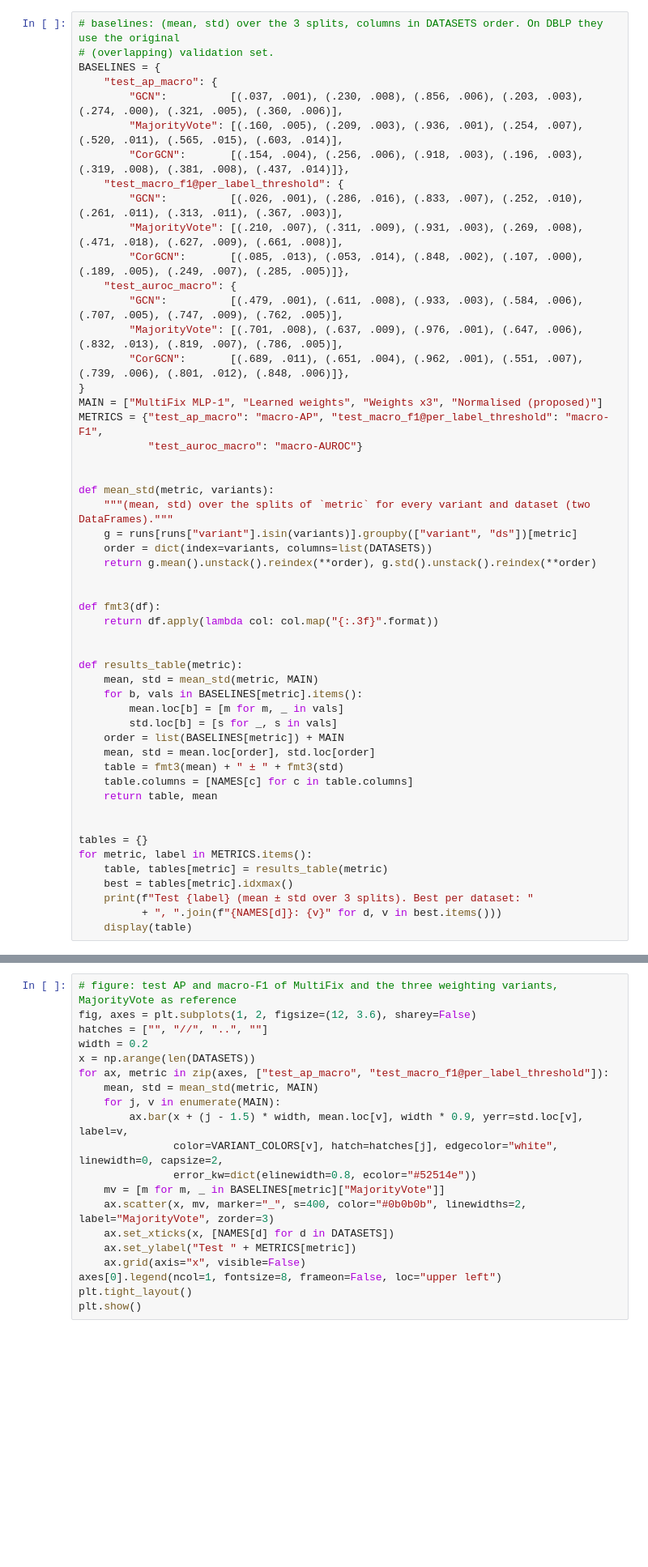
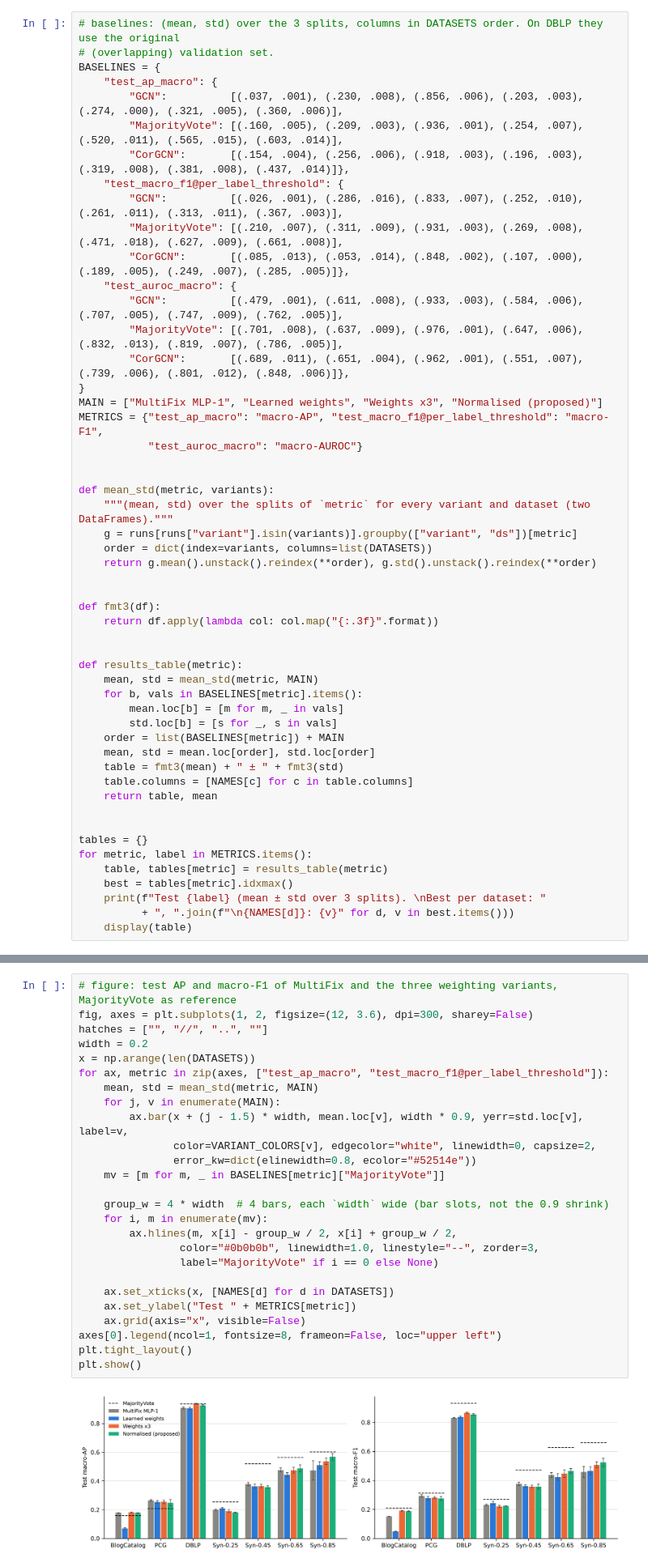
Before and after one commit to TimH149/GraphML, a Jupyter notebook: Project_Notebook.ipynb, the cells around one changed output, grey strips where cells are left out. Shown at 81% size. Cells and saved outputs as stored; diff of their text form; blank space fills up the shorter version.

```diff
--- a/Project_Notebook.ipynb
+++ b/Project_Notebook.ipynb
@@ -575,7 +603,7 @@ tables = {}
 for metric, label in METRICS.items():
     table, tables[metric] = results_table(metric)
     best = tables[metric].idxmax()
-    print(f"Test {label} (mean ± std over 3 splits). Best per dataset: "
-          + ", ".join(f"{NAMES[d]}: {v}" for d, v in best.items()))
+    print(f"Test {label} (mean ± std over 3 splits). \nBest per dataset: "
+          + ", ".join(f"\n{NAMES[d]}: {v}" for d, v in best.items()))
     display(table)
 # %% [output]
@@ -583,23 +664,31 @@ NameError: name 'runs' is not defined
 # %%
 # figure: test AP and macro-F1 of MultiFix and the three weighting variants, MajorityVote as reference
-fig, axes = plt.subplots(1, 2, figsize=(12, 3.6), sharey=False)
+fig, axes = plt.subplots(1, 2, figsize=(12, 3.6), dpi=300, sharey=False)
 hatches = ["", "//", "..", ""]
 width = 0.2
 x = np.arange(len(DATASETS))
 for ax, metric in zip(axes, ["test_ap_macro", "test_macro_f1@per_label_threshold"]):
     mean, std = mean_std(metric, MAIN)
     for j, v in enumerate(MAIN):
         ax.bar(x + (j - 1.5) * width, mean.loc[v], width * 0.9, yerr=std.loc[v], label=v,
-               color=VARIANT_COLORS[v], hatch=hatches[j], edgecolor="white", linewidth=0, capsize=2,
+               color=VARIANT_COLORS[v], edgecolor="white", linewidth=0, capsize=2,
                error_kw=dict(elinewidth=0.8, ecolor="#52514e"))
     mv = [m for m, _ in BASELINES[metric]["MajorityVote"]]
-    ax.scatter(x, mv, marker="_", s=400, color="#0b0b0b", linewidths=2, label="MajorityVote", zorder=3)
+
+    group_w = 4 * width  # 4 bars, each `width` wide (bar slots, not the 0.9 shrink)
+    for i, m in enumerate(mv):
+        ax.hlines(m, x[i] - group_w / 2, x[i] + group_w / 2,
+                color="#0b0b0b", linewidth=1.0, linestyle="--", zorder=3,
+                label="MajorityVote" if i == 0 else None)
+
     ax.set_xticks(x, [NAMES[d] for d in DATASETS])
     ax.set_ylabel("Test " + METRICS[metric])
     ax.grid(axis="x", visible=False)
 axes[0].legend(ncol=1, fontsize=8, frameon=False, loc="upper left")
 plt.tight_layout()
 plt.show()
+# %% [output]
+[figure, added]
 # %% [markdown]
 **Testing H1.** H1 concerns the datasets on which a simple baseline (GCN, MajorityVote or CorGCN) beats GNN-MultiFix. On those datasets, weighting should improve **each** of AP, macro-F1 and AUROC by at least 10% relative to MultiFix. Below we list, for every dataset, which metrics a baseline wins on and the relative change of each weighting variant on each metric. Then we check whether the ≥10% criterion holds for all three metrics at once.
 # %%
```
Also changed, not shown: parts of 16 cells of this notebook.
